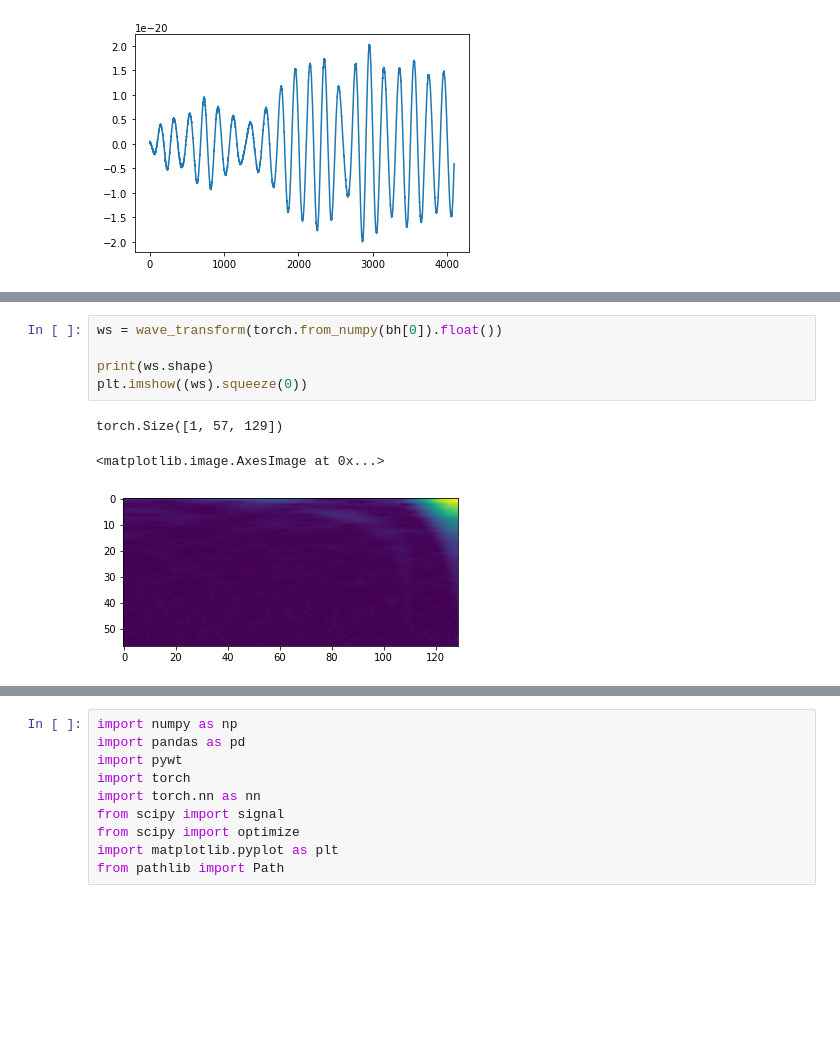
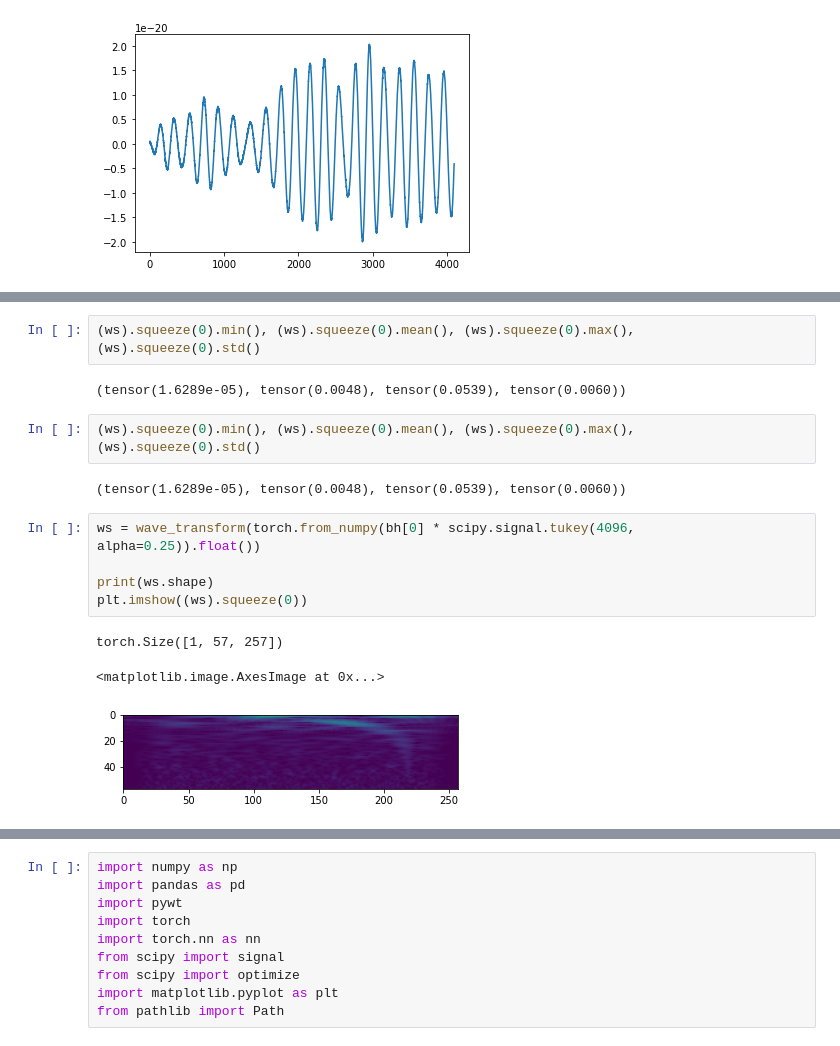
Before and after one commit to hamishdickson/g2net, a Jupyter notebook: nbs/eda.ipynb, the cells around one changed output, grey strips where cells are left out. Saved outputs shown, nothing was run; the diff lists cells and outputs as text; blank space fills up the shorter version.

```diff
--- a/nbs/eda.ipynb
+++ b/nbs/eda.ipynb
@@ -100,9 +142,17 @@ torch.Size([1, 57, 257])
+# %%
+(ws).squeeze(0).min(), (ws).squeeze(0).mean(), (ws).squeeze(0).max(), (ws).squeeze(0).std()
+# %% [output]
+(tensor(1.6289e-05), tensor(0.0048), tensor(0.0539), tensor(0.0060))
+# %%
+(ws).squeeze(0).min(), (ws).squeeze(0).mean(), (ws).squeeze(0).max(), (ws).squeeze(0).std()
+# %% [output]
+(tensor(1.6289e-05), tensor(0.0048), tensor(0.0539), tensor(0.0060))
 # %%
-ws = wave_transform(torch.from_numpy(bh[0]).float())
+ws = wave_transform(torch.from_numpy(bh[0] * scipy.signal.tukey(4096, alpha=0.25)).float())
 
 print(ws.shape)
 plt.imshow((ws).squeeze(0))
 # %% [output]
-torch.Size([1, 57, 129])
+torch.Size([1, 57, 257])
 <matplotlib.image.AxesImage at 0x...>
-[figure, old version]
+[figure, new version]
```
Also changed, not shown: parts of 25 cells of this notebook, 17 other files.
